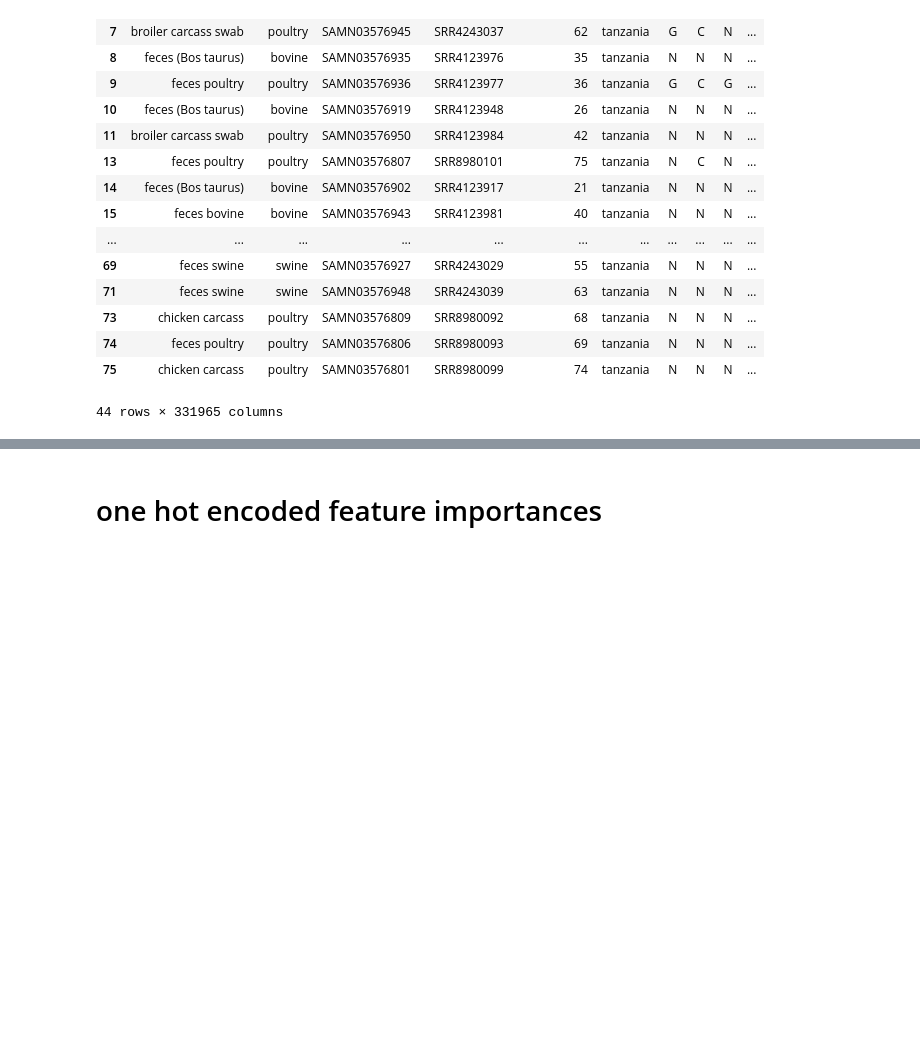
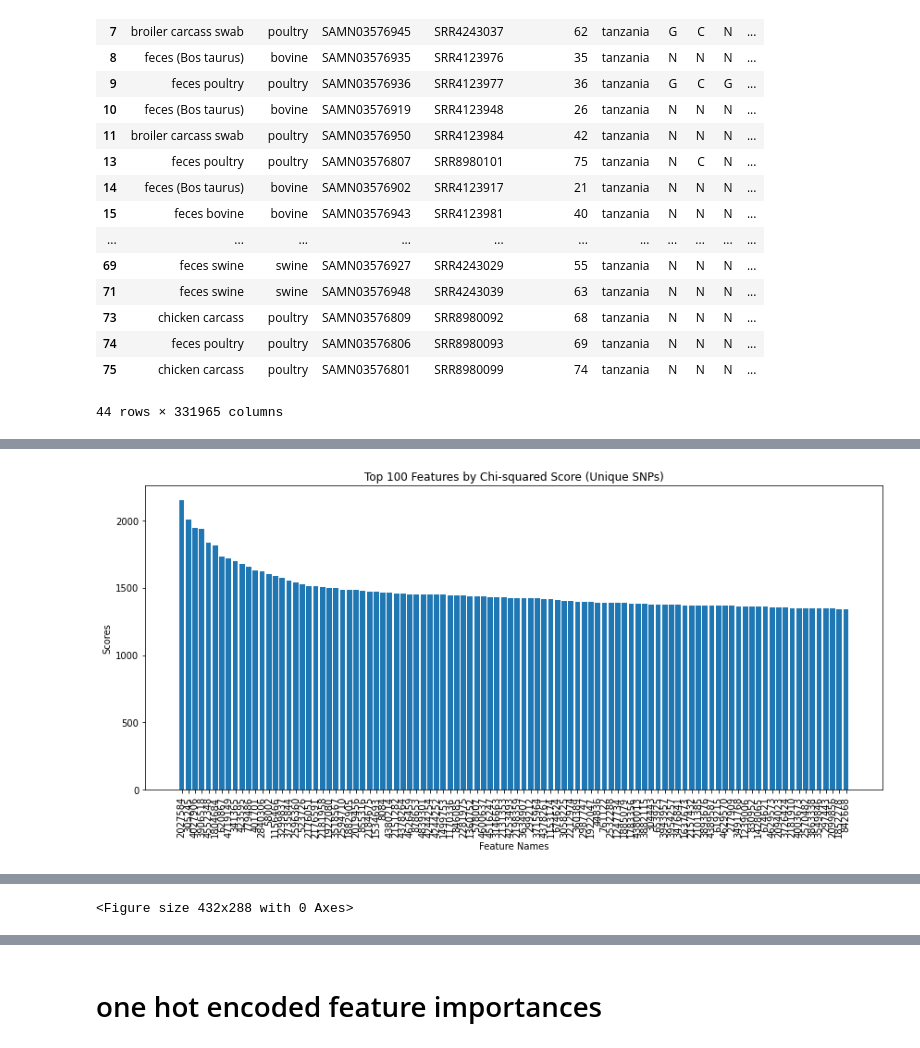
Before and after one commit to omicscodeathon/salmonellaml, a Jupyter notebook: notebooks/dimentionality_reduction_2.ipynb, the cells around one changed output, grey strips where cells are left out. Drawn from its saved outputs; the diff is of its cells as text; code cells hidden in the pictures; blank space fills up the shorter version.

```diff
--- a/notebooks/dimentionality_reduction_2.ipynb
+++ b/notebooks/dimentionality_reduction_2.ipynb
@@ -513,0 +772,4 @@ df_all=[df_uganda,df_ethipoia,df_kenya,df_tanzania,df_sa,df_mauritias,df_senegal
+# %%
+%%time
+dropped_columns = ['Isolation source', 'category', 'BioSample', 'sra_accession', 'country','Unnamed: 0']
+X= df_shuffle.drop(columns=dropped_columns)
@@ -513,0 +779,7 @@ df_all=[df_uganda,df_ethipoia,df_kenya,df_tanzania,df_sa,df_mauritias,df_senegal
+# %%
+from sklearn.preprocessing import LabelEncoder
+# Merge all dfs
+y=df_shuffle["category"]
+label_encoder = LabelEncoder()
+y_encoded = label_encoder.fit_transform(y)
+y_encoded
@@ -513,0 +804,9 @@ df_all=[df_uganda,df_ethipoia,df_kenya,df_tanzania,df_sa,df_mauritias,df_senegal
+# %%
+%%time
+# Oversampling
+from imblearn.over_sampling import SMOTE
+# Instantiate the SMOTE class
+smote = SMOTE(sampling_strategy='auto', random_state=142)
+
+# Apply SMOTE to oversample the minority class
+X_over, y_over = smote.fit_resample(X, y_encoded)
@@ -513,0 +820,59 @@ df_all=[df_uganda,df_ethipoia,df_kenya,df_tanzania,df_sa,df_mauritias,df_senegal
+# %%
+%%time
+#boniferrrori correction
+from sklearn.feature_selection import SelectKBest
+from sklearn.feature_selection import chi2
+import matplotlib.pyplot as plt
+import pandas as pd
+import numpy as np
+
+# Assuming you have your data X and target variable y
+# Initialize the SelectKBest feature selector
+sf = SelectKBest(chi2, k='all')
+
+# Fit the feature selector to your data
+sf_fit = sf.fit(X_over, y_over)
+
+# Calculate the Bonferroni-corrected significance threshold
+desired_familywise_error_rate = 0.05
+total_tests = len(X.columns)
+bonferroni_threshold = desired_familywise_error_rate / total_tests
+
+# Get p-values for each SNP
+p_values = sf_fit.pvalues_
+
+# Select SNPs that pass the Bonferroni correction
+significant_snps = X.columns[p_values < bonferroni_threshold]
+
+# Create a DataFrame to hold the feature names and their scores
+feature_scores = pd.DataFrame({'Feature': X.columns, 'Score': sf_fit.scores_})
+
+# Sort the features by score in descending order
+feature_scores = feature_scores.sort_values(by='Score', ascending=False)
+
+# Keep track of selected SNP names to avoid duplicates
+selected_snps = set()
+
+# Select the top 100 features with unique scores
+top_features = []
+for index, row in feature_scores.iterrows():
+    snp_name = row['Feature']
+    if snp_name in significant_snps and snp_name not in selected_snps and len(top_features) < 100:
+        selected_snps.add(snp_name)
+        top_features.append(row)
+
+# Create a bar plot for the top features
+top_features = pd.DataFrame(top_features)
+plt.figure(figsize=(18, 8))
+plt.bar(top_features['Feature'], top_features['Score'])
+plt.xlabel('Feature Names')
+plt.ylabel('Scores')
+plt.title('Top 100 Features by Chi-squared Score (Unique SNPs)')
+plt.xticks(rotation=90)  # Rotate x-axis labels for better readability
+plt.tight_layout()
+
+# Show the plot
+plt.show()
+plt.savefig("final_features_chsquare.png")
+# %% [output]
+[figure, added]
@@ -513,0 +881 @@ df_all=[df_uganda,df_ethipoia,df_kenya,df_tanzania,df_sa,df_mauritias,df_senegal
+<Figure size 432x288 with 0 Axes>
```
Also changed, not shown: parts of 55 cells of this notebook.
